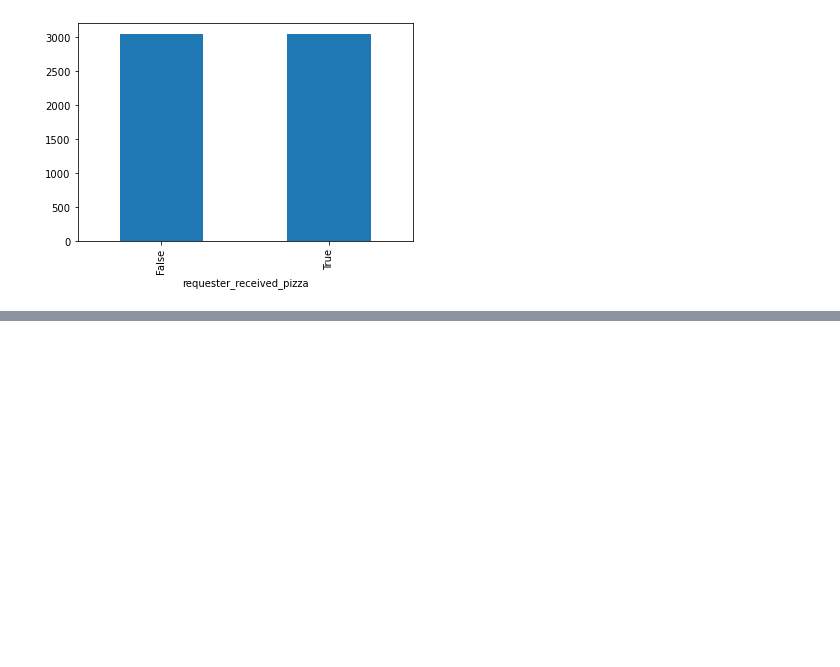
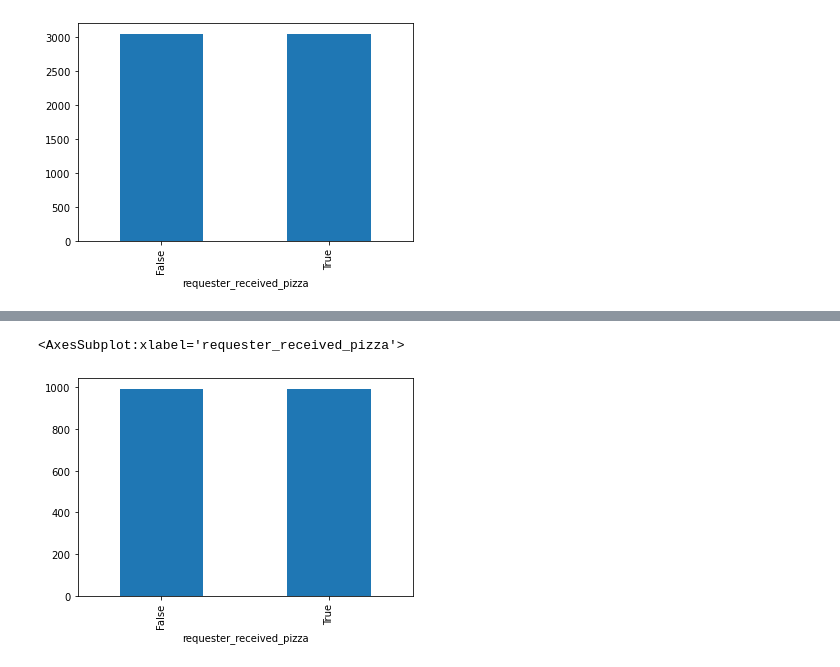
Before and after one commit to ssburgan/w207_final_project, a Jupyter notebook: notebooks/w207_RAOP_Baseline.ipynb, the cells around one changed output, grey strips where cells are left out. Cells and saved outputs as stored; diff of their text form; code cells hidden in the pictures; blank space fills up the shorter version.

```diff
--- a/notebooks/w207_RAOP_Baseline.ipynb
+++ b/notebooks/w207_RAOP_Baseline.ipynb
@@ -288,0 +335,5 @@ f1 score:  0.680444254976861
+# %%
+downsampled.groupby('requester_received_pizza').size().plot(kind = "bar")
+# %% [output]
+<AxesSubplot:xlabel='requester_received_pizza'>
+[figure, added]
```
Also changed, not shown: parts of 14 cells of this notebook.
